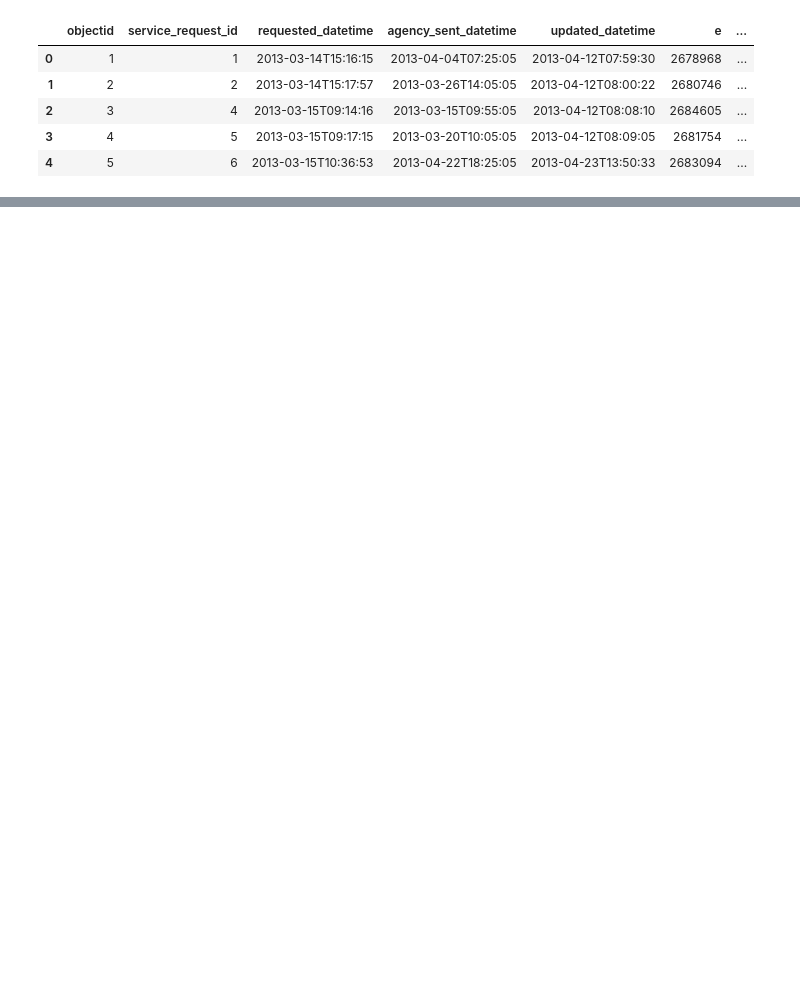
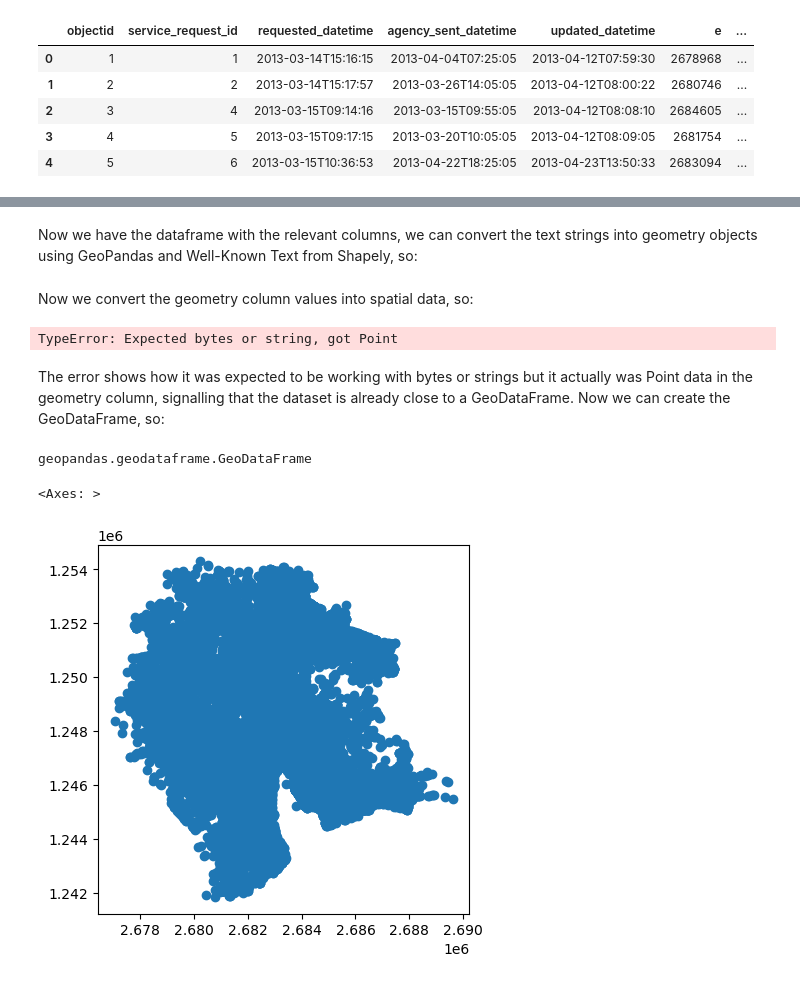
Before and after one commit to dnugent01/zurich-urban-issues, a Jupyter notebook: notebooks/analysis.ipynb, the cells around one changed output, grey strips where cells are left out. Saved outputs shown, nothing was run; the diff lists cells and outputs as text; code cells hidden in the pictures; blank space fills up the shorter version.

Commit message:
dataset exploration, created cleaned GeoDataFrame and saved it to processed data folder

```diff
--- a/notebooks/analysis.ipynb
+++ b/notebooks/analysis.ipynb
@@ -12,0 +53,4 @@ df.head()
+# %%
+cleaned_df = df[["requested_datetime", "service_name","status","title","geometry"]] #creating the new dataset with
+#relevant columns
+cleaned_df.head()
@@ -12,0 +64,2 @@ df.head()
+# %% [markdown]
+Now we have the dataframe with the relevant columns, we can convert the text strings into geometry objects using GeoPandas and Well-Known Text from Shapely, so:
@@ -12,0 +69,19 @@ df.head()
+# %% [markdown]
+Now we convert the geometry column values into spatial data, so:
+# %%
+cleaned_df["geometry"] = cleaned_df["geometry"].apply(wkt.loads) #this converts text strings into Shapely Points
+# %% [output]
+TypeError: Expected bytes or string, got Point
+# %% [markdown]
+The error shows how it was expected to be working with bytes or strings but it actually was Point data in the geometry column, signalling that the dataset is already close to a GeoDataFrame. Now we can create the GeoDataFrame, so:
+# %%
+zurich_gdf = gpd.GeoDataFrame(cleaned_df, geometry="geometry", crs="EPSG:2056") # added CRS so it is usable in other systems(according to error)
+
+type(zurich_gdf)#verify that the type of the dataset is a GeoDataFrame
+# %% [output]
+geopandas.geodataframe.GeoDataFrame
+# %%
+zurich_gdf.plot()#the data is working when we map it too
+# %% [output]
+<Axes: >
+[figure, added]
```
Also changed, not shown: parts of 10 cells of this notebook, 1 other file.
